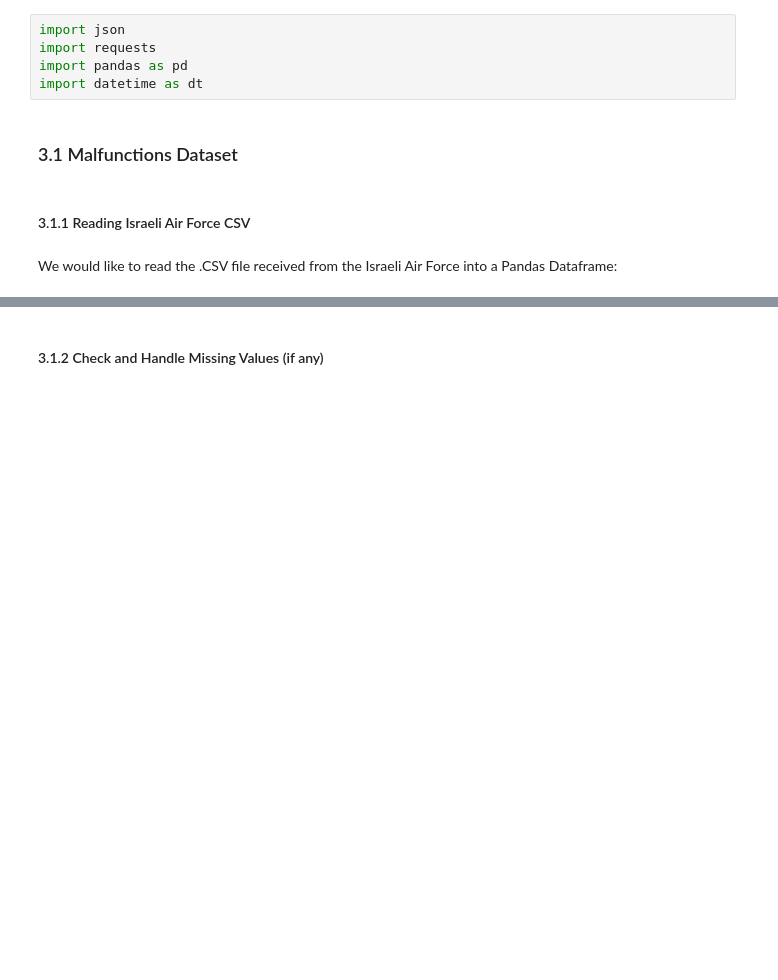
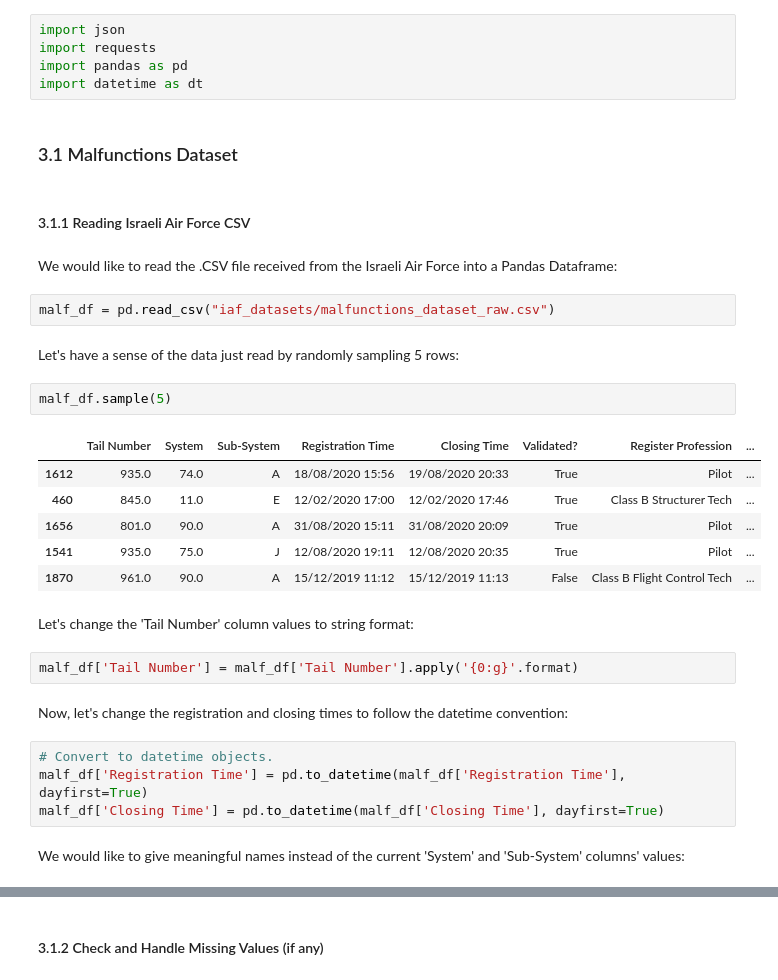
Before and after one commit to elront/Data_Science_Project_Proposal, a Jupyter notebook: Data_science_workshop_project_proposal.ipynb, the cells around one changed output, grey strips where cells are left out. Saved outputs shown, nothing was run; the diff lists cells and outputs as text; blank space fills up the shorter version.

```diff
--- a/Data_science_workshop_project_proposal.ipynb
+++ b/Data_science_workshop_project_proposal.ipynb
@@ -336,3 +347,28 @@ import datetime as dt
 #### 3.1.1 Reading Israeli Air Force CSV
 # %% [markdown]
 We would like to read the .CSV file received from the Israeli Air Force into a Pandas Dataframe:
+# %%
+malf_df = pd.read_csv("iaf_datasets/malfunctions_dataset_raw.csv")
+# %% [markdown]
+Let's have a sense of the data just read by randomly sampling 5 rows:
+# %%
+malf_df.sample(5)
+# %% [output]
+|  | Tail Number | System | Sub-System | Registration Time | Closing Time | Validated? | Register Profession | ... |
+| 1612 | 935.0 | 74.0 | A | 18/08/2020 15:56 | 19/08/2020 20:33 | True | Pilot | ... |
+| 460 | 845.0 | 11.0 | E | 12/02/2020 17:00 | 12/02/2020 17:46 | True | Class B Structurer Tech | ... |
+| 1656 | 801.0 | 90.0 | A | 31/08/2020 15:11 | 31/08/2020 20:09 | True | Pilot | ... |
+| 1541 | 935.0 | 75.0 | J | 12/08/2020 19:11 | 12/08/2020 20:35 | True | Pilot | ... |
+| 1870 | 961.0 | 90.0 | A | 15/12/2019 11:12 | 15/12/2019 11:13 | False | Class B Flight Control Tech | ... |
+# %% [markdown]
+Let's change the 'Tail Number' column values to string format:
+# %%
+malf_df['Tail Number'] = malf_df['Tail Number'].apply('{0:g}'.format)
+# %% [markdown]
+Now, let's change the registration and closing times to follow the datetime convention:
+# %%
+# Convert to datetime objects.
+malf_df['Registration Time'] = pd.to_datetime(malf_df['Registration Time'], dayfirst=True)
+malf_df['Closing Time'] = pd.to_datetime(malf_df['Closing Time'], dayfirst=True)
+# %% [markdown]
+We would like to give meaningful names instead of the current 'System' and 'Sub-System' columns' values:
```
Also changed, not shown: parts of 57 cells of this notebook, 5 other files.
